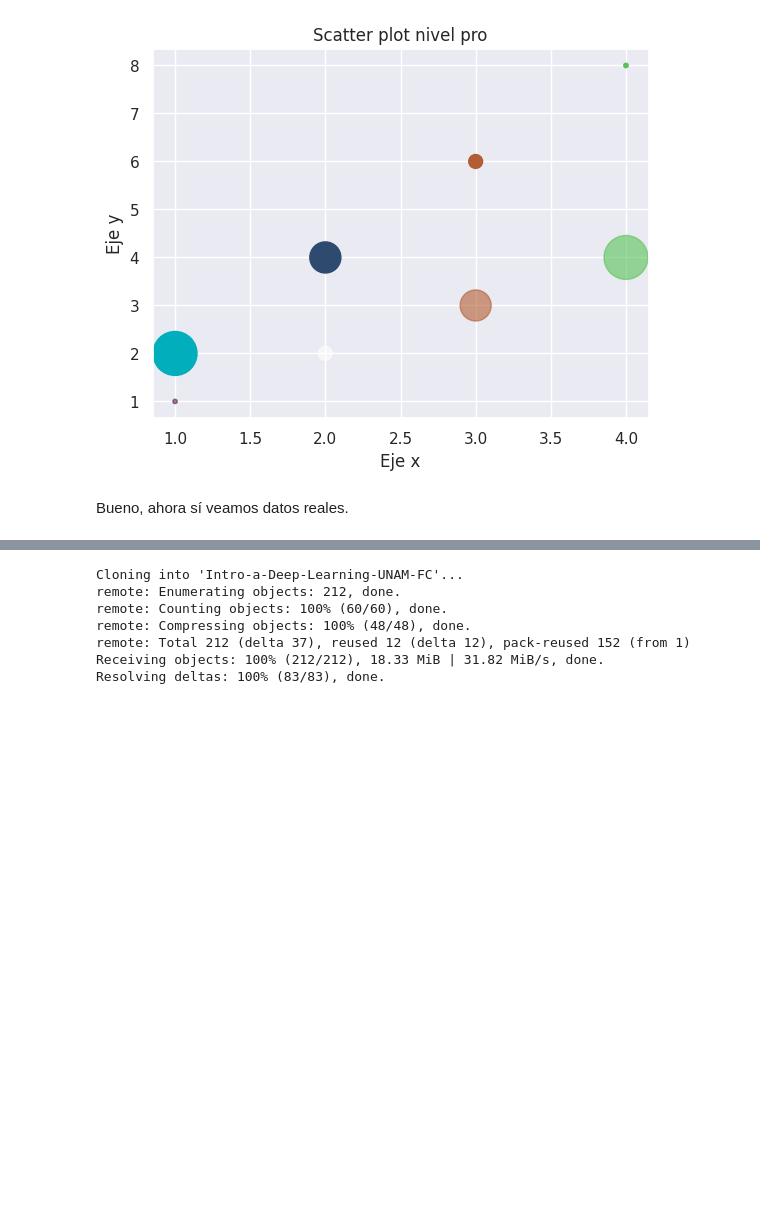
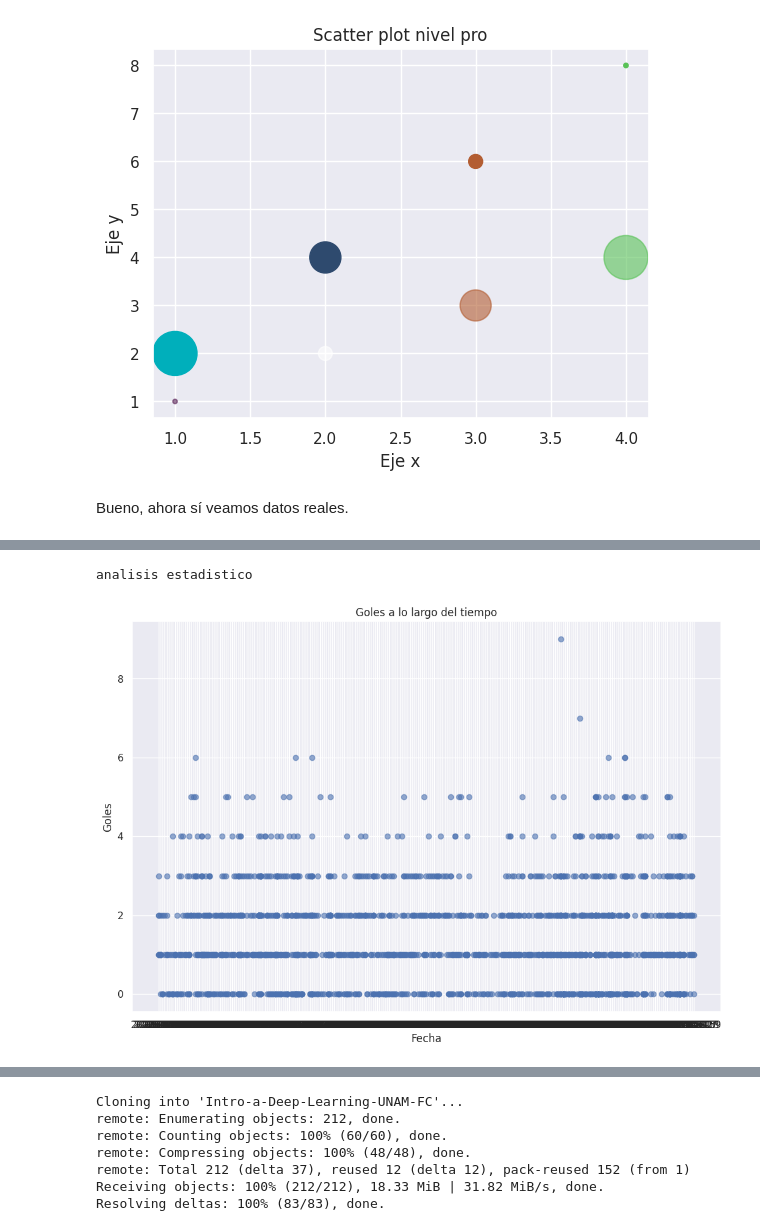
Before and after one commit to Fermu25/Cursos, a Jupyter notebook: Tutorial_Matplotlib.ipynb, the cells around one changed output, grey strips where cells are left out. Drawn from its saved outputs; the diff is of its cells as text; code cells hidden in the pictures; blank space fills up the shorter version.

```diff
--- a/Tutorial_Matplotlib.ipynb
+++ b/Tutorial_Matplotlib.ipynb
@@ -68,0 +74,5 @@ Bueno, ahora sí veamos datos reales.
+# %%
+import pandas as pd
+base_path = "/content/Intro-a-Deep-Learning-UNAM-FC/"
+df = pd.read_csv(base_path + "football_data.csv")
+df.head()
@@ -68,0 +87,14 @@ Bueno, ahora sí veamos datos reales.
+# %%
+from datetime import datetime
+def convertir_fecha(fecha_str):
+  meses={'enero':'01','febrero':'02','marzo':'03','abril':'04','mayo':'05','junio':'06','julio':'07','agosto':'08','septiembre':'09','octubre':'10',
+         'noviembre':'11','diciembre':'12'}
+  partes=fecha_str.split(' de ')
+  dia=partes[0].zfill(2)
+  mes=meses[partes[1].lower()]
+  año=partes[2]
+  return f"{año}-{mes}-{dia}"
+
+df["fecha convertida"]=df["fecha"].apply(convertir_fecha)
+df=df.sort_values(by="fecha convertida").reset_index(drop=True)
+df.head()
@@ -68,0 +109,12 @@ Bueno, ahora sí veamos datos reales.
+# %%
+print('analisis estadistico')
+
+plt.figure(figsize=(12,8))
+plt.scatter(df["fecha convertida"],df["G"],alpha=0.6)
+plt.title("Goles a lo largo del tiempo")
+plt.xlabel("Fecha")
+plt.ylabel("Goles")
+plt.show()
+# %% [output]
+analisis estadistico
+[figure, added]
```
Also changed, not shown: parts of 6 cells of this notebook.
